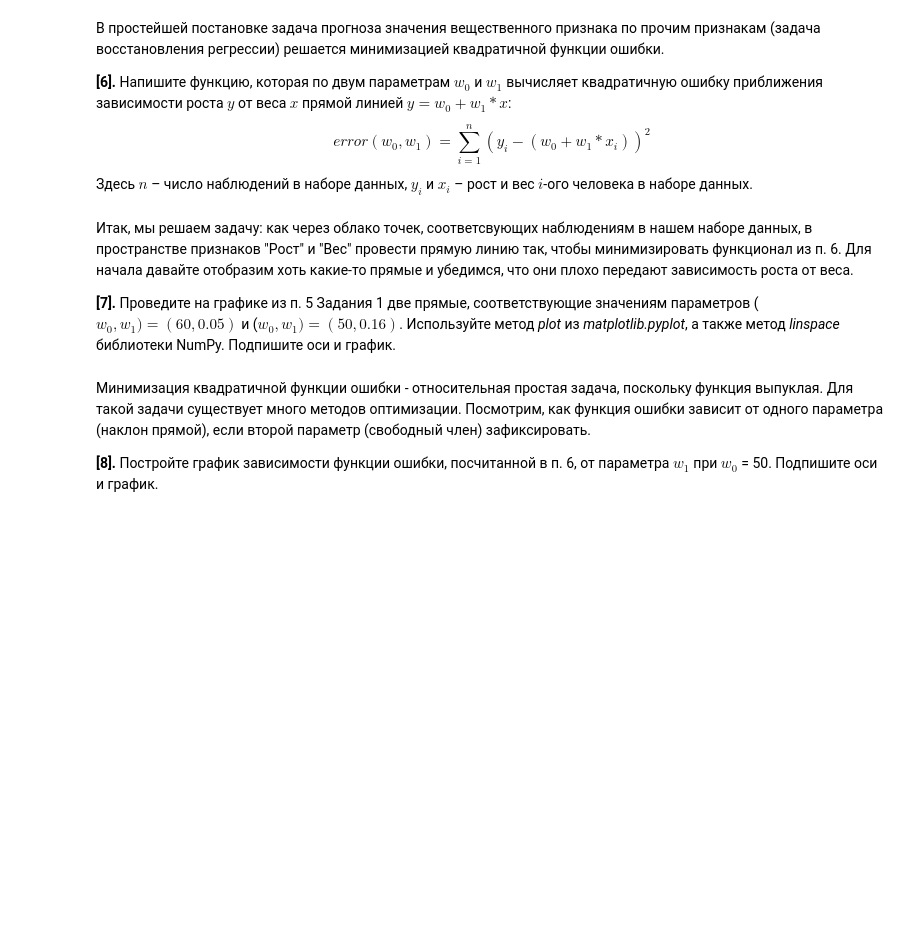
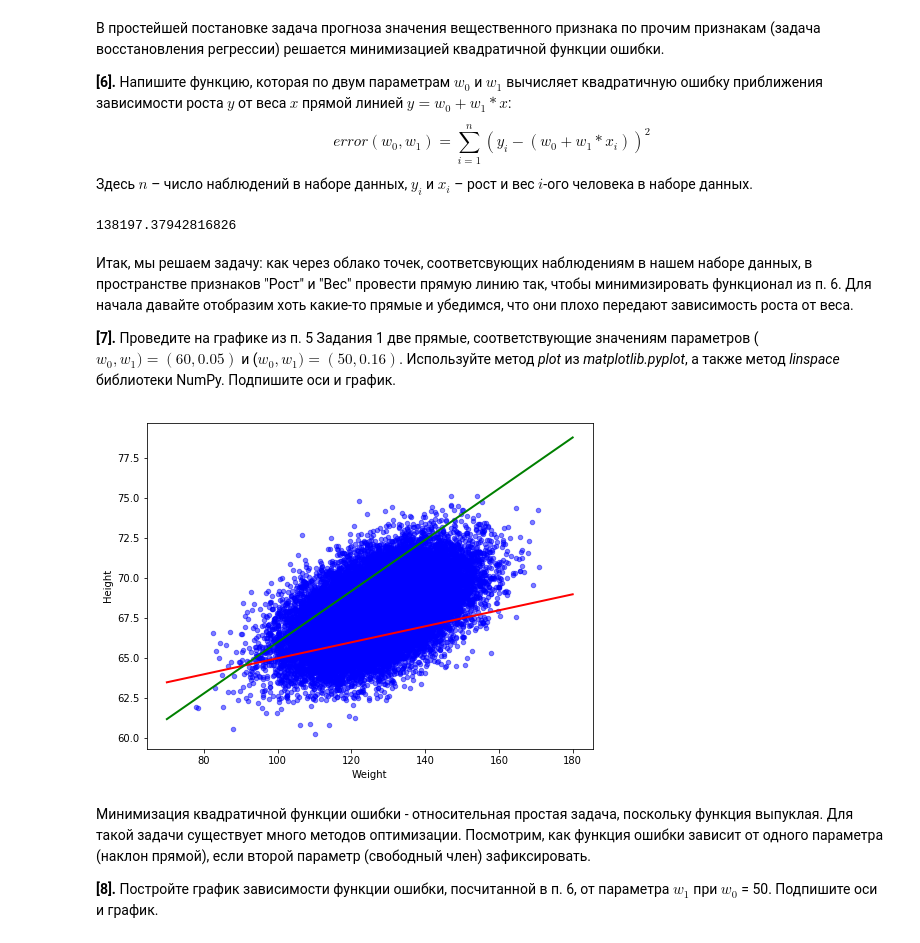
Before and after one commit to vera-sukhareva/Coursera_ML_specialization, a Jupyter notebook: Supervised learning/week_1/peer_review_linreg_height_weight.ipynb, the cells around one changed output. Saved outputs shown, nothing was run; the diff lists cells and outputs as text; code cells hidden in the pictures; blank space fills up the shorter version.

```diff
--- a/Supervised learning/week_1/peer_review_linreg_height_weight.ipynb
+++ b/Supervised learning/week_1/peer_review_linreg_height_weight.ipynb
@@ -130,3 +131,7 @@ def sq_error(x,y,w0,w1):
+# %%
+sq_error(data,60,0.05)
+# %% [output]
+138197.37942816826
 # %% [markdown]
 Итак, мы решаем задачу: как через облако точек, соответсвующих наблюдениям в нашем наборе данных, в пространстве признаков "Рост" и "Вес" провести прямую линию так, чтобы минимизировать функционал из п. 6. Для начала давайте отобразим хоть какие-то прямые и убедимся, что они плохо передают зависимость роста от веса.
 
@@ -136,3 +139,15 @@ def sq_error(x,y,w0,w1):
+# %%
+
+data.plot(x = 'Weight', y = 'Height', kind = 'scatter', color = 'b',alpha = 0.5,figsize=(8,6))
+
+x = np.linspace(70, 180, 200)
+y1 = 60+x*0.05
+y2 = 50+x*0.16
+plt.plot(x,y1,color = 'r',linewidth=2)
+plt.plot(x,y2, color = 'g',linewidth=2)
+plt.show()
+# %% [output]
+[figure, added]
 # %% [markdown]
 Минимизация квадратичной функции ошибки - относительная простая задача, поскольку функция выпуклая. Для такой задачи существует много методов оптимизации. Посмотрим, как функция ошибки зависит от одного параметра (наклон прямой), если второй параметр (свободный член) зафиксировать.
 
```
Also changed, not shown: parts of 18 cells of this notebook.
